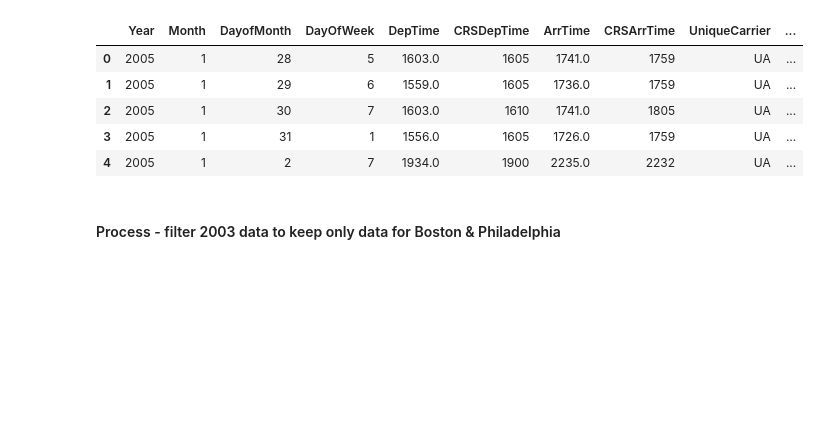
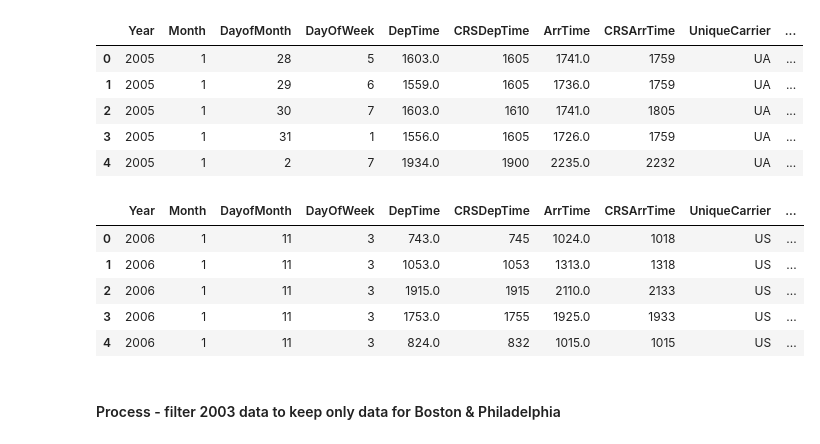
Before and after one commit to katdask/Data_Visualization, a Jupyter notebook: Visual_Data_Prep.ipynb, the cells around one changed output. Drawn from its saved outputs; the diff is of its cells as text; code cells hidden in the pictures; blank space fills up the shorter version.

```diff
--- a/Visual_Data_Prep.ipynb
+++ b/Visual_Data_Prep.ipynb
@@ -64,3 +66,13 @@ df_2005.head()
+# %%
+df_2006=pd.read_csv("2006.csv")
+df_2006.head()
+# %% [output]
+|  | Year | Month | DayofMonth | DayOfWeek | DepTime | CRSDepTime | ArrTime | CRSArrTime | UniqueCarrier | ... |
+| 0 | 2006 | 1 | 11 | 3 | 743.0 | 745 | 1024.0 | 1018 | US | ... |
+| 1 | 2006 | 1 | 11 | 3 | 1053.0 | 1053 | 1313.0 | 1318 | US | ... |
+| 2 | 2006 | 1 | 11 | 3 | 1915.0 | 1915 | 2110.0 | 2133 | US | ... |
+| 3 | 2006 | 1 | 11 | 3 | 1753.0 | 1755 | 1925.0 | 1933 | US | ... |
+| 4 | 2006 | 1 | 11 | 3 | 824.0 | 832 | 1015.0 | 1015 | US | ... |
 # %% [markdown]
 #### Process - filter 2003 data to keep only data for Boston & Philadelphia
 # %%
```
Also changed, not shown: parts of 15 cells of this notebook.
